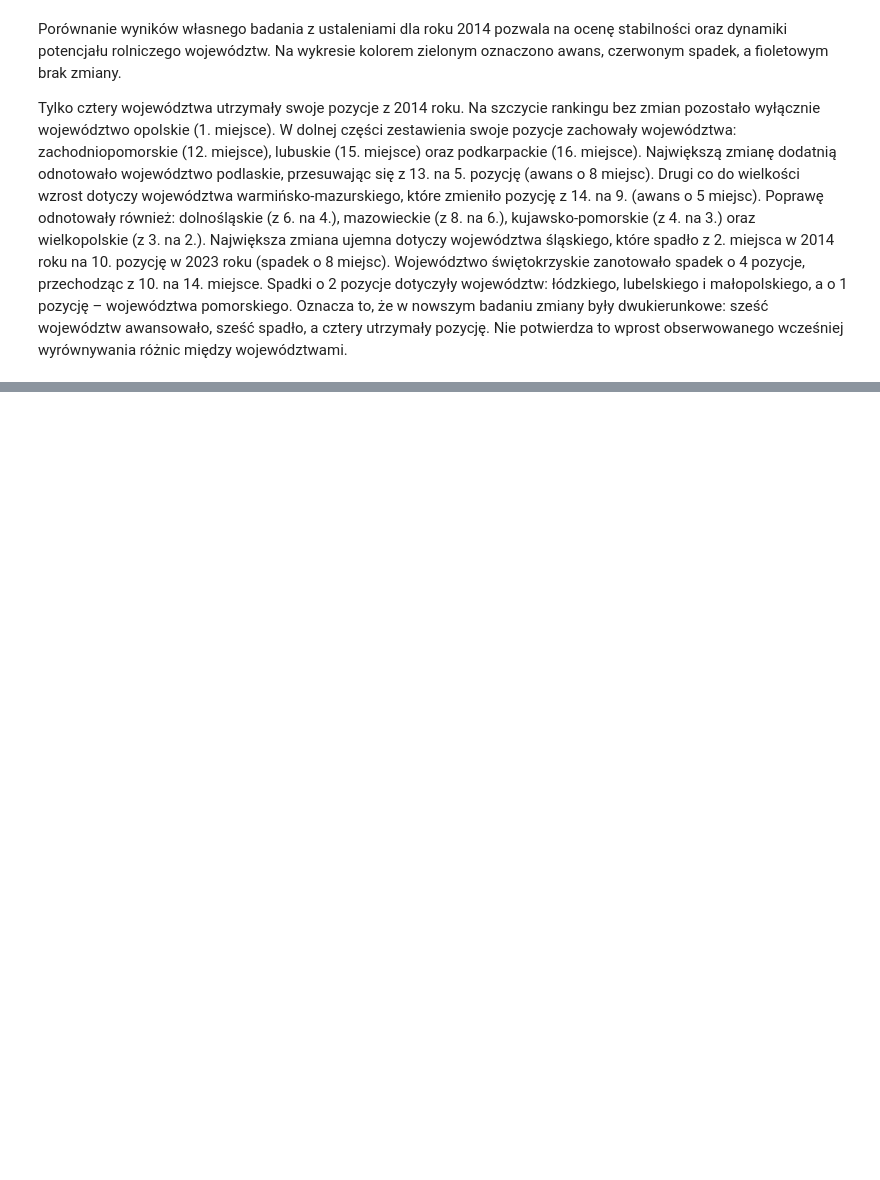
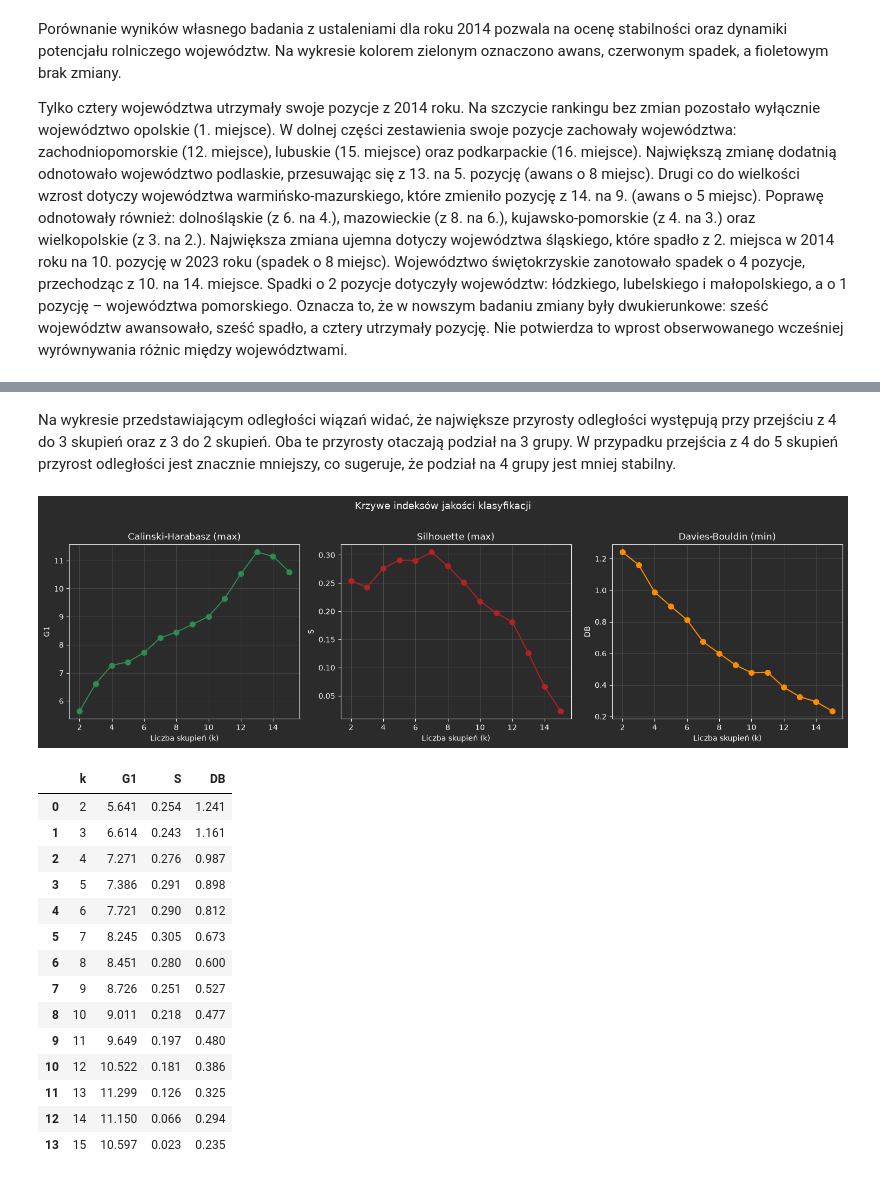
Before and after one commit to pawszu908/sad-project-1, a Jupyter notebook: Analiza.ipynb, the cells around one changed output, grey strips where cells are left out. Saved outputs shown, nothing was run; the diff lists cells and outputs as text; code cells hidden in the pictures; blank space fills up the shorter version.

```diff
--- a/Analiza.ipynb
+++ b/Analiza.ipynb
@@ -130,0 +179,22 @@ clustering.profile_groups(df, labels_h, ["x1","x2","x3","x4","x5","x6","x7","x8"
+# %% [markdown]
+Na wykresie przedstawiającym odległości wiązań widać, że największe przyrosty odległości występują przy przejściu z 4 do 3 skupień oraz z 3 do 2 skupień. Oba te przyrosty otaczają podział na 3 grupy. W przypadku przejścia z 4 do 5 skupień przyrost odległości jest znacznie mniejszy, co sugeruje, że podział na 4 grupy jest mniej stabilny.
+# %%
+df_k = clustering.plot_k_hierarchical(z, x, k_range=range(2, 16))
+clustering.plot_cluster_indices(df_k)
+# %% [output]
+[figure, added]
+|  | k | G1 | S | DB |
+| 0 | 2 | 5.641 | 0.254 | 1.241 |
+| 1 | 3 | 6.614 | 0.243 | 1.161 |
+| 2 | 4 | 7.271 | 0.276 | 0.987 |
+| 3 | 5 | 7.386 | 0.291 | 0.898 |
+| 4 | 6 | 7.721 | 0.290 | 0.812 |
+| 5 | 7 | 8.245 | 0.305 | 0.673 |
+| 6 | 8 | 8.451 | 0.280 | 0.600 |
+| 7 | 9 | 8.726 | 0.251 | 0.527 |
+| 8 | 10 | 9.011 | 0.218 | 0.477 |
+| 9 | 11 | 9.649 | 0.197 | 0.480 |
+| 10 | 12 | 10.522 | 0.181 | 0.386 |
+| 11 | 13 | 11.299 | 0.126 | 0.325 |
+| 12 | 14 | 11.150 | 0.066 | 0.294 |
+| 13 | 15 | 10.597 | 0.023 | 0.235 |
```
Also changed, not shown: parts of 14 cells of this notebook, 2 other files.
